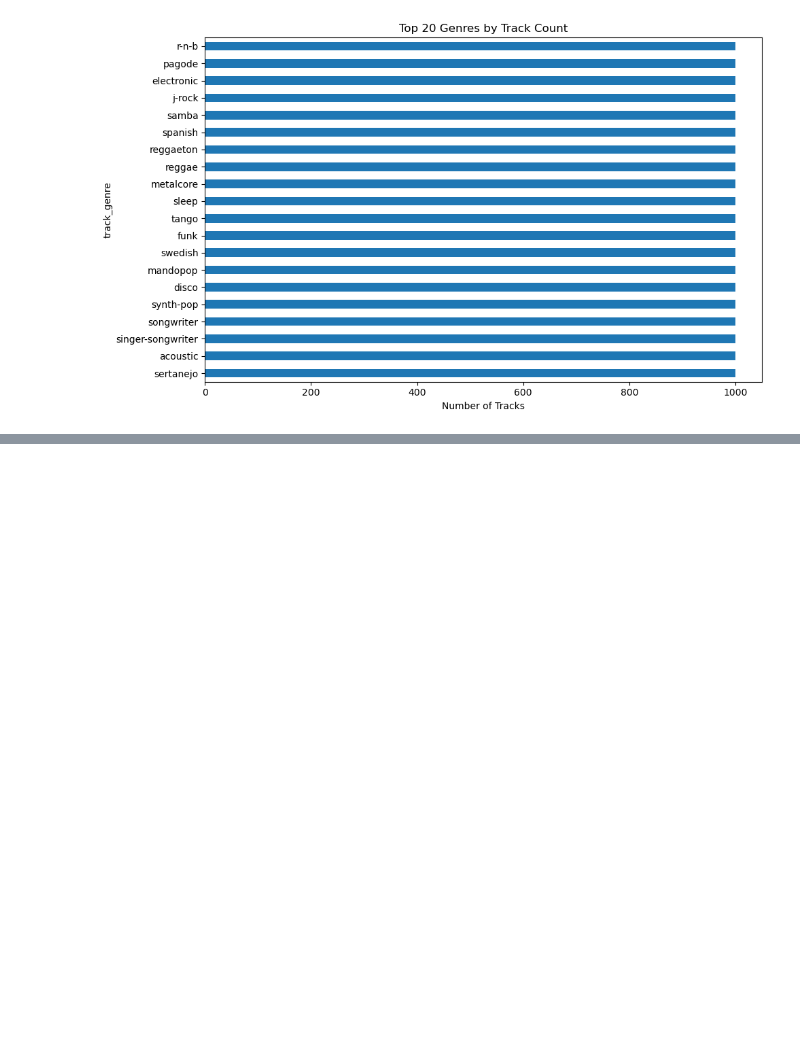
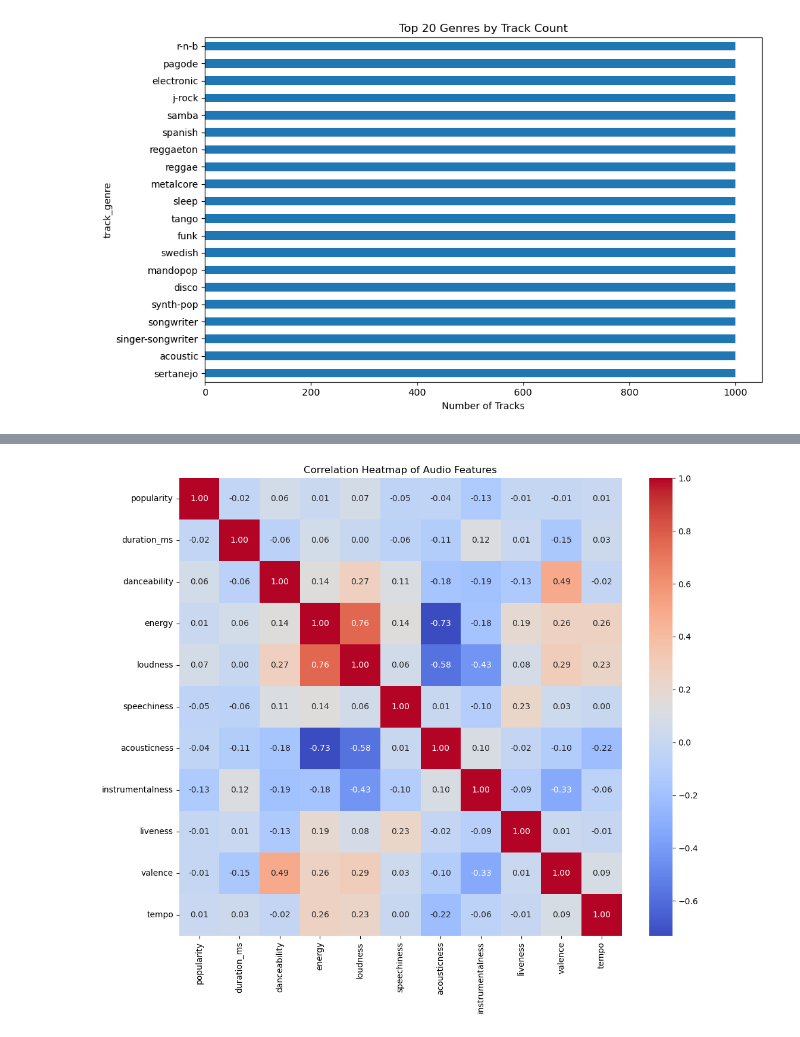
Before and after one commit to group2DS/Recommendation-Systems, a Jupyter notebook: spotify_recommendation_system.ipynb, the cells around one changed output, grey strips where cells are left out. Cells and saved outputs as stored; diff of their text form; code cells hidden in the pictures; blank space fills up the shorter version.

```diff
--- a/spotify_recommendation_system.ipynb
+++ b/spotify_recommendation_system.ipynb
@@ -341,0 +362,31 @@ plt.show()
+# %%
+# Correlation Heatmap
+audio_features = [
+    "popularity",
+    "duration_ms",
+    "danceability",
+    "energy",
+    "loudness",
+    "speechiness",
+    "acousticness",
+    "instrumentalness",
+    "liveness",
+    "valence",
+    "tempo"
+]
+
+plt.figure(figsize=(12,10))
+
+corr = df_clean[audio_features].corr()
+
+sns.heatmap(
+    corr,
+    annot=True,
+    cmap="coolwarm",
+    fmt=".2f"
+)
+
+plt.title("Correlation Heatmap of Audio Features")
+plt.show()
+# %% [output]
+[figure, added]
```
Also changed, not shown: parts of 94 cells of this notebook, 1 other file.
